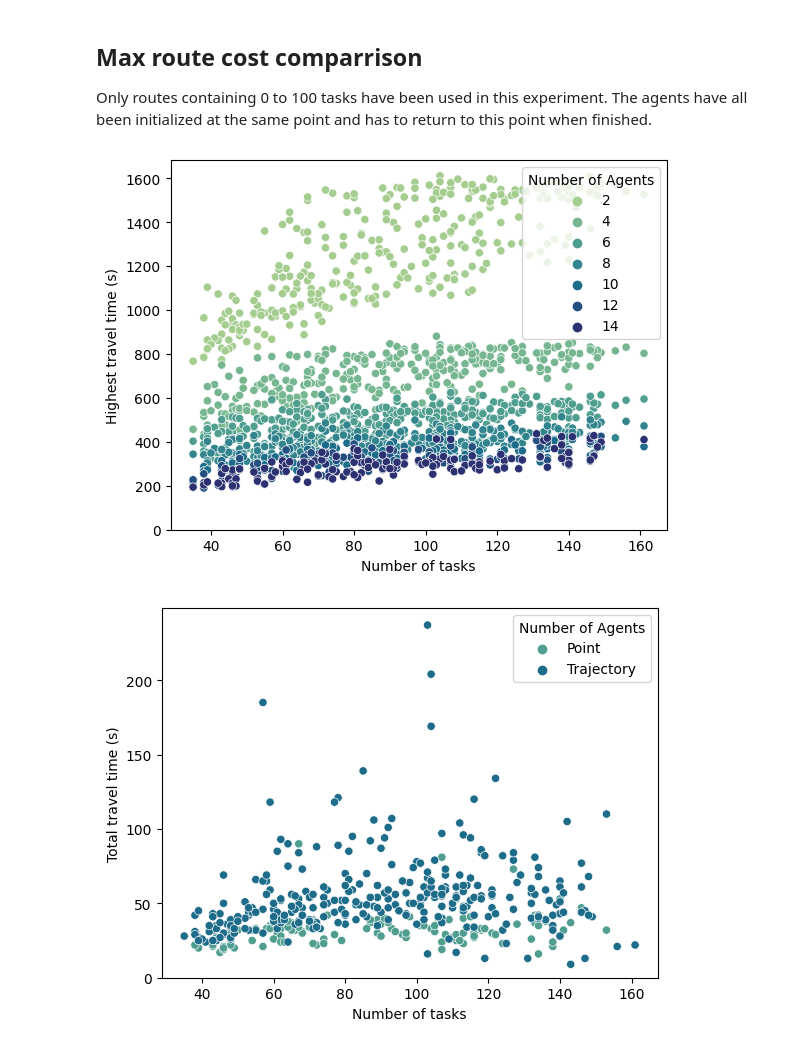
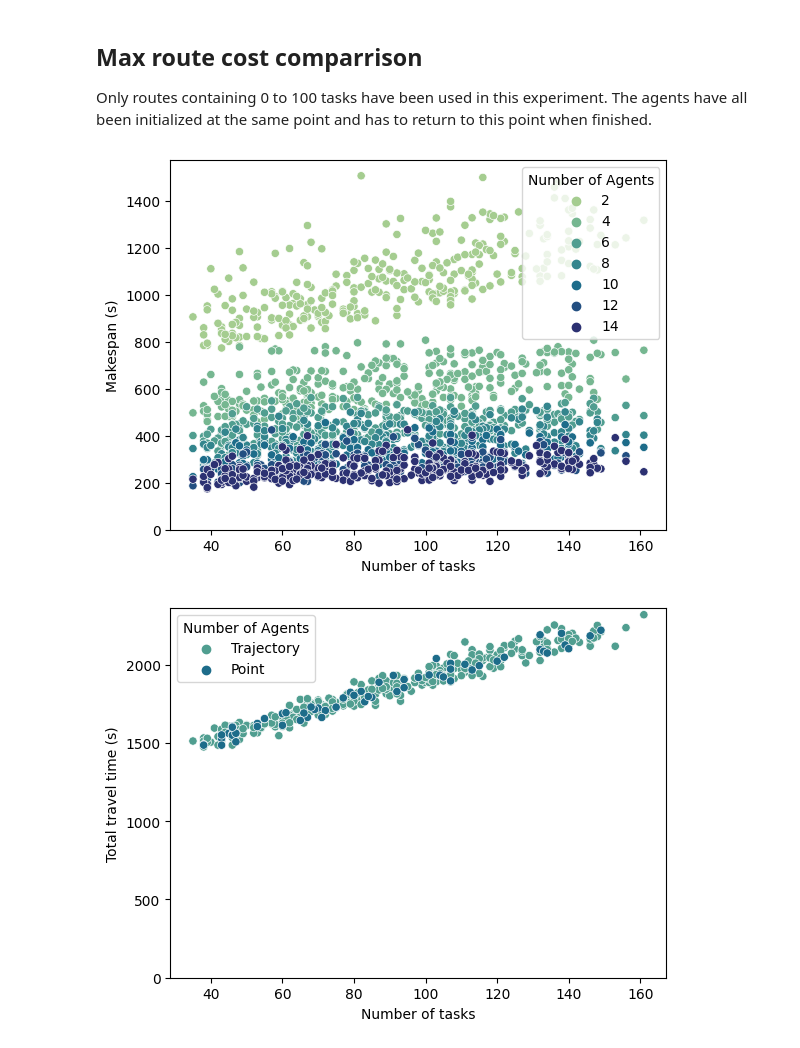
Before and after one commit to kasperg3/trajallocpy, a Jupyter notebook: plot_benchmarks.ipynb, the cells around one changed output. Drawn from its saved outputs; the diff is of its cells as text; code cells hidden in the pictures.

```diff
--- a/plot_benchmarks.ipynb
+++ b/plot_benchmarks.ipynb
@@ -212,46 +218,47 @@ import seaborn as sns
 import matplotlib.pyplot as plt
 import numpy as np
 # Load the data
-# ac300_1r = pd.read_csv("benchmarks/AC300/trajectory_1robots_infcapacity_AC300.csv")
-ac300_2r = pd.read_csv("experiments/2robots_1500capacity_AC300.csv")
-ac300_4r = pd.read_csv("experiments/4robots_750capacity_AC300.csv")
-ac300_6r = pd.read_csv("experiments/6robots_500capacity_AC300.csv")
-ac300_8r = pd.read_csv("experiments/8robots_375capacity_AC300.csv")
-ac300_10r = pd.read_csv("experiments/10robots_300capacity_AC300.csv")
-ac300_12r = pd.read_csv("experiments/12robots_300capacity_AC300.csv")
-ac300_14r = pd.read_csv("experiments/14robots_300capacity_AC300.csv")
+ac300_1r = pd.read_csv("benchmarks/AC300/1agents_99999capacity_AC300.csv")
+ac300_2r = pd.read_csv("benchmarks/AC300/2robots_1500capacity_AC300.csv")
+ac300_4r = pd.read_csv("benchmarks/AC300/4robots_750capacity_AC300.csv")
+ac300_6r = pd.read_csv("benchmarks/AC300/6robots_500capacity_AC300.csv")
+ac300_8r = pd.read_csv("benchmarks/AC300/8robots_500capacity_AC300.csv")
+ac300_10r = pd.read_csv("benchmarks/AC300/10robots_500capacity_AC300.csv")
+ac300_12r = pd.read_csv("benchmarks/AC300/12robots_500capacity_AC300.csv")
+ac300_14r = pd.read_csv("benchmarks/AC300/14robots_500capacity_AC300.csv")
 
-# Load the point data
-ac300_2r_point = pd.read_csv("benchmarks/AC300/point_2robots_1000capacity_AC300.csv")
-ac300_4r_point = pd.read_csv("benchmarks/AC300/point_4robots_500capacity_AC300.csv")
-ac300_6r_point = pd.read_csv("benchmarks/AC300/point_6robots_400capacity_AC300.csv")
-ac300_8r_point = pd.read_csv("benchmarks/AC300/point_8robots_300capacity_AC300.csv")
-ac300_10r_point = pd.read_csv("benchmarks/AC300/point_10robots_200capacity_AC300.csv")
-ac300_12r_point = pd.read_csv("benchmarks/AC300/point_12robots_200capacity_AC300.csv")
-ac300_14r_point = pd.read_csv("benchmarks/AC300/point_14robots_200capacity_AC300.csv")
+# # Load the point data
+ac300_2r_point = pd.read_csv("experiments/AC300_2agents_1500capacity_point_est.csv")
+# ac300_4r_point = pd.read_csv("benchmarks/AC300/point_4robots_500capacity_AC300.csv")
+# ac300_6r_point = pd.read_csv("benchmarks/AC300/point_6robots_400capacity_AC300.csv")
+# ac300_8r_point = pd.read_csv("benchmarks/AC300/point_8robots_300capacity_AC300.csv")
+# ac300_10r_point = pd.read_csv("benchmarks/AC300/point_10robots_200capacity_AC300.csv")
+# ac300_12r_point = pd.read_csv("benchmarks/AC300/point_12robots_200capacity_AC300.csv")
+# ac300_14r_point = pd.read_csv("benchmarks/AC300/point_14robots_200capacity_AC300.csv")
 
-point_concatenated =pd.concat([ac300_2r_point, ac300_4r_point, ac300_6r_point, ac300_8r_point, ac300_10r_point, ac300_12r_point,ac300_14r_point])
+# point_concatenated =pd.concat([ac300_2r_point, ac300_4r_point, ac300_6r_point, ac300_8r_point, ac300_10r_point, ac300_12r_point,ac300_14r_point])
 concatenated = pd.concat([ac300_2r, ac300_4r, ac300_6r, ac300_8r, ac300_10r, ac300_12r, ac300_14r])
 # %%
 # plot the highest route costs
 sns.scatterplot(data=concatenated, x="num_tasks", y="maxRouteCost", hue="number_of_agents",palette="crest")
+# sns.lineplot(data=concatenated, x="num_tasks", y="maxRouteCost", hue="number_of_agents",palette="crest")
 plt.ylim(0)
 plt.legend( title="Number of Agents", loc="upper right")
 plt.xlabel('Number of tasks')
-plt.ylabel('Highest travel time (s)')
-plt.savefig("highest_travel_time_scatter.png")
+plt.ylabel('Makespan (s)')
+plt.savefig("highest_travel_time_scatter.svg")
 # %% [output]
-[figure, old version]
+[figure, new version]
 # %%
 # Plot the total route cost
-sns.scatterplot(data=pd.concat([ac300_2r_point.assign(dataset='Point'),ac300_2r.assign(dataset='Trajectory')]), x="num_tasks", y="totalRouteCosts", hue="dataset",palette="crest")
+sns.scatterplot(data=pd.concat([ac300_2r.assign(dataset='Trajectory'),ac300_2r_point.assign(dataset='Point')]), x="num_tasks", y="totalRouteCosts", hue="dataset",palette="crest")
 plt.xlabel('Number of tasks')
 plt.ylabel('Total travel time (s)')
 plt.legend( title="Number of Agents")
 plt.ylim(0)
 plt.savefig("total_route_cost_scatter.png")
 # %% [output]
-[figure, old version]
+[figure, new version]
 # %%
 fig = sns.boxplot(data=concatenated,x="number_of_agents", y="iterations",palette="crest")
 plt.xlabel('Number of agents')
```
Also changed, not shown: parts of 6 cells of this notebook.
